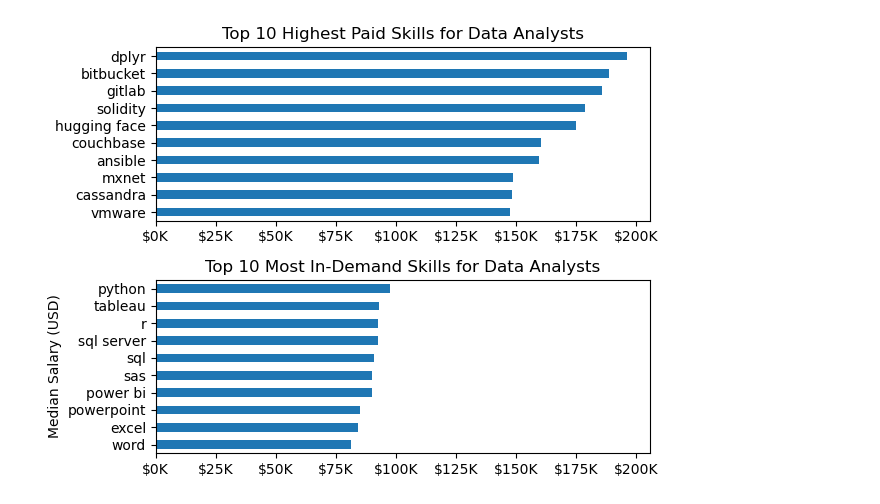
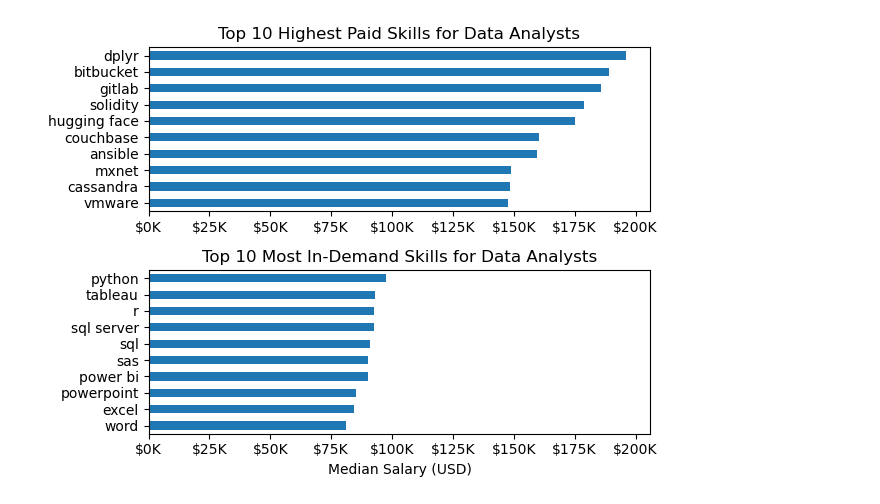
Before and after one commit to e-matsumura/Python_Data_Project, a Jupyter notebook: 2_Advanced/19_Exercise_Skills_Pay_Analysis.ipynb, the cells around one changed output. Cells and saved outputs as stored; diff of their text form; code cells hidden in the pictures.

```diff
--- a/2_Advanced/19_Exercise_Skills_Pay_Analysis.ipynb
+++ b/2_Advanced/19_Exercise_Skills_Pay_Analysis.ipynb
@@ -25,32 +20,33 @@ df_DA_US = df[(df['job_title_short'] == 'Data Analyst') & (df['job_country'] ==
 df_DA_US =  df_DA_US.dropna(subset=['salary_year_avg'])
 # %%
 df_DA_US = df_DA_US.explode('job_skills')
+# %%
+# Vamos buscar as profissoes mais demandadas e quais os salarios medianos de cada uma delas
+df_DA_US_group = df_DA_US.groupby('job_skills')['salary_year_avg'].agg(['count','median'])
 # %%
-# Grafico para os top skills  e para os skills mais comuns na amostra com respectivos salarios medianos
-df_DA_top_pay = df_DA_US.groupby('job_skills')['salary_year_avg'].agg(['count','median']).sort_values(by='median',ascending=False)
-df_DA_top_pay = df_DA_top_pay.head(10)
+# Vamos criar dois df um para os 10 top pay skills  e outro para c
+df_DA_top_pay = df_DA_US_group.sort_values(by='median', ascending=False).head(10)   # skills with highest salaries
 
-df_DA_skills = df_DA_US.groupby('job_skills')['salary_year_avg'].agg(['count','median']).sort_values(by='count',ascending=False)
-df_DA_skills = df_DA_skills.head(10).sort_values(by='median',ascending=False)
+# skills with the highest counts, depois faz uma nova classificacao pelos salarios medios para aparecer no grafico ordenado
+df_DA_skills = df_DA_US_group.sort_values(by='count', ascending=False).head(10).sort_values(by='median', ascending=False)
 # %%
 fig, ax = plt.subplots(2,1)
 
-#Top 10 Highest Paid Skills for Data Analysts
-df_DA_top_pay[::-1].plot(kind='barh',y='median', ax = ax[0], legend = False)
+df_DA_top_pay[::-1].plot(kind='barh',y='median',ax = ax[0], legend=False)
+#poderia usar ax[0].invert_yaxis()
 ax[0].set_title('Top 10 Highest Paid Skills for Data Analysts')
+ax[0].set_ylabel('')
 ax[0].set_xlabel('')
-ax[0].set_ylabel('')
-ax[0].xaxis.set_major_formatter(plt.FuncFormatter(lambda x, pos: f'${int(x/1000)}K'))
+ax[0].xaxis.set_major_formatter(plt.FuncFormatter(lambda x, pos: f'${int(x/1000)}K'))   # FuncFormatter
 
-#Top 10 Most In-Demand Skills for Data Analysts
-df_DA_skills[::-1].plot(kind='barh',y='median', ax = ax[1], legend = False)
+df_DA_skills[::-1].plot(kind='barh',y='median',ax = ax[1], legend=False)
 ax[1].set_title('Top 10 Most In-Demand Skills for Data Analysts')
-ax[1].set_xlabel('')
-ax[1].set_ylabel('Median Salary (USD)')
-ax[1].set_xlim(ax[0].get_xlim())    # Set the same x-axis limit as the first plot
-ax[1].xaxis.set_major_formatter(plt.FuncFormatter(lambda x, pos: f'${int(x/1000)}K'))
+ax[1].set_ylabel('')
+ax[1].set_xlabel('Median Salary (USD)')
+ax[1].set_xlim(ax[0].get_xlim())
+ax[1].xaxis.set_major_formatter(plt.FuncFormatter(lambda x, pos: f'${int(x/1000)}K'))   # FuncFormatter
 
-plt.tight_layout()
+fig.tight_layout()
 plt.show()
 # %% [output]
-[figure, old version]
+[figure, new version]
```
Also changed, not shown: parts of 1 cell of this notebook, 5 other files.
